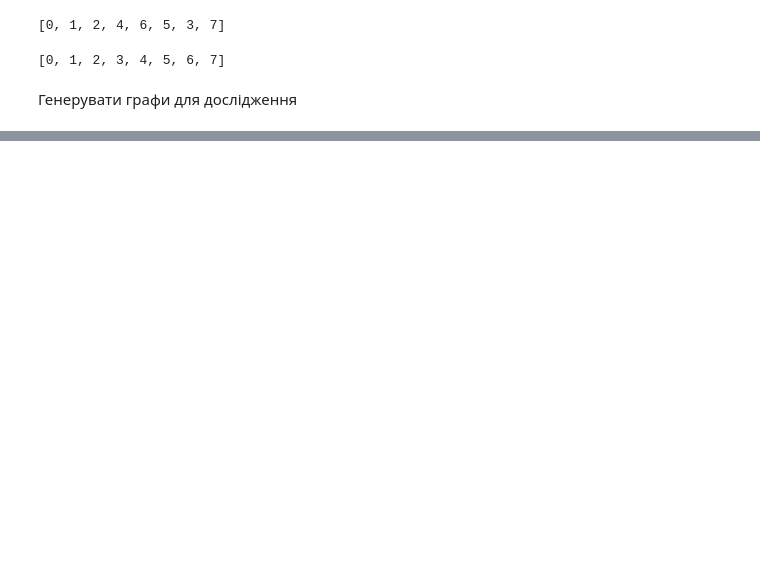
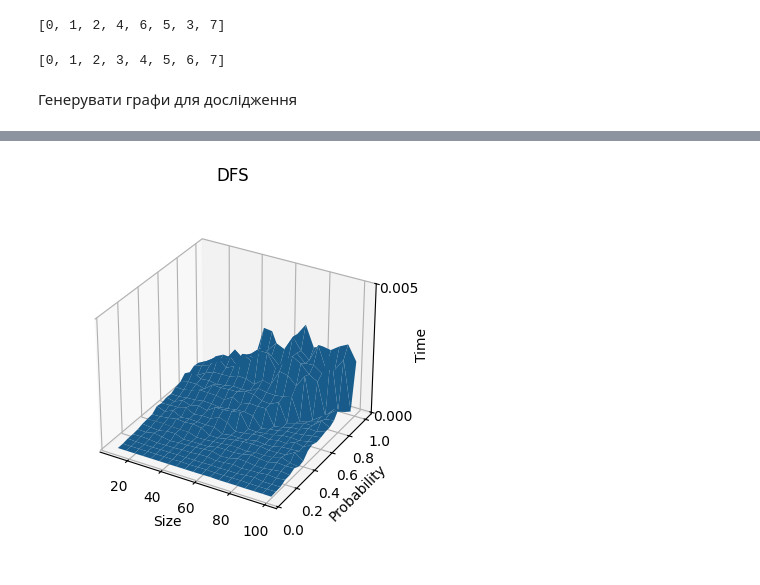
Before and after one commit to BerVol57/Applied-algorithms, a Jupyter notebook: Task_N03/Task_N03.ipynb, the cells around one changed output, grey strips where cells are left out. Cells and saved outputs as stored; diff of their text form; code cells hidden in the pictures; blank space fills up the shorter version.

```diff
--- a/Task_N03/Task_N03.ipynb
+++ b/Task_N03/Task_N03.ipynb
@@ -107,0 +164,30 @@ Y_bfs = []
+# %%
+fig = plt.figure()
+ax = fig.add_subplot(111, projection='3d')
+Y = np.arange(0.05, 1.01, 0.05)
+X_, Y_ = np.meshgrid(X, Y)
+z_ = []
+am = 1000
+for i in range(len(X)):
+    for j in range(len(Y)):
+        gg = generate_graphs(X[i], am, Y[j])
+        start_time = time.time()
+        for g in gg:
+            DFS(0, g)
+
+        z_.append((time.time()-start_time)/am)
+zs = np.array(z_)
+
+Z = zs.reshape(X_.shape)
+
+ax.title.set_text("DFS")
+ax.plot_surface(X_, Y_, Z)
+ax.set_xlabel('Size')
+ax.set_ylabel('Probability')
+ax.set_zlabel('Time', rotation=90)
+ax.set_zticks([0, 0.005])
+ax.set_box_aspect(None, zoom=0.85)
+
+plt.show()
+# %% [output]
+[figure, added]
```
Also changed, not shown: parts of 21 cells of this notebook, 1 other file.
